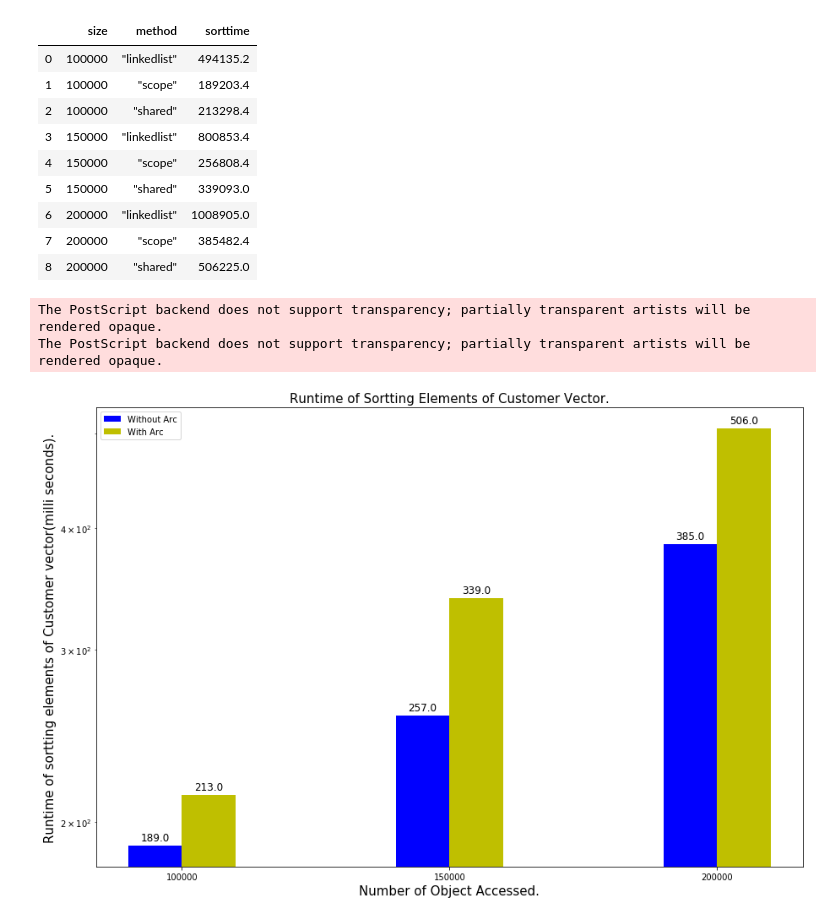
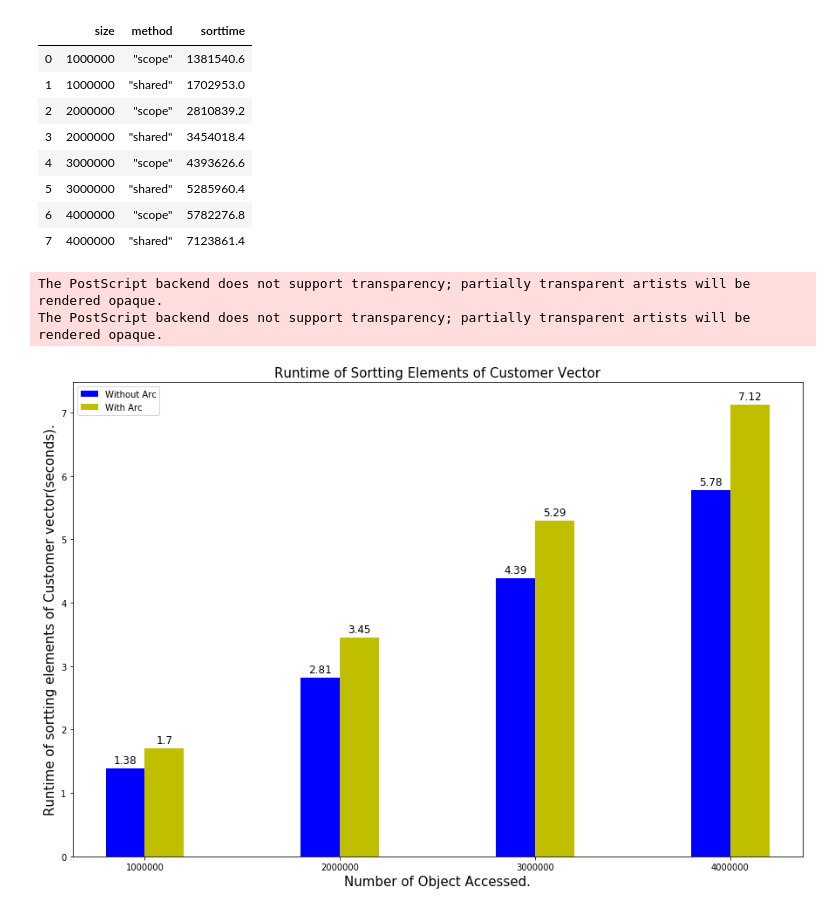
Before and after one commit to ShinsakuOkazaki/master-thesis, a Jupyter notebook: project/rust_merge_sort/analysis/vistualization.ipynb, the cells around one changed output. Cells and saved outputs as stored; diff of their text form; code cells hidden in the pictures.

```diff
--- a/project/rust_merge_sort/analysis/vistualization.ipynb
+++ b/project/rust_merge_sort/analysis/vistualization.ipynb
@@ -5,7 +5,7 @@ import matplotlib.pyplot as plt
 # %%
 def getDf():
     files = {}
-    for size in [100000,150000, 200000]:
+    for size in [1000000, 2000000, 3000000, 4000000]:
         with open("../result/resultMergesort_{}.txt".format(size), "r") as f:
             files["size{}".format(size)] = [s.strip().split("#") for s in f.readlines()]
 
@@ -16,8 +16,8 @@ def getDf():
         df = df[1:]
         df.columns = new_header
         dfs[k] = df
-    data = dfs['size100000']
-    for s in [ 150000, 200000]:
+    data = dfs['size1000000']
+    for s in [2000000, 3000000, 4000000]:
         data = pd.concat([data, dfs["size{}".format(s)]])
     data = data.astype({"datastructure": str, "size": int, "method": str, "sorttime":int})
     return data
@@ -29,15 +29,14 @@ df_avg = df.groupby(["size", "method"]).mean().reset_index()
 df_avg
 # %% [output]
 |  | size | method | sorttime |
-| 0 | 100000 | "linkedlist" | 494135.2 |
-| 1 | 100000 | "scope" | 189203.4 |
-| 2 | 100000 | "shared" | 213298.4 |
-| 3 | 150000 | "linkedlist" | 800853.4 |
-| 4 | 150000 | "scope" | 256808.4 |
-| 5 | 150000 | "shared" | 339093.0 |
-| 6 | 200000 | "linkedlist" | 1008905.0 |
-| 7 | 200000 | "scope" | 385482.4 |
-| 8 | 200000 | "shared" | 506225.0 |
+| 0 | 1000000 | "scope" | 1381540.6 |
+| 1 | 1000000 | "shared" | 1702953.0 |
+| 2 | 2000000 | "scope" | 2810839.2 |
+| 3 | 2000000 | "shared" | 3454018.4 |
+| 4 | 3000000 | "scope" | 4393626.6 |
+| 5 | 3000000 | "shared" | 5285960.4 |
+| 6 | 4000000 | "scope" | 5782276.8 |
+| 7 | 4000000 | "shared" | 7123861.4 |
 # %%
 def autolabel(rects, ax):
     """Attach a text label above each bar in *rects*, displaying its height."""
@@ -51,24 +50,24 @@ def autolabel(rects, ax):
 # %%
 scope = df_avg[df_avg["method"] == '"scope"']
 shared = df_avg[df_avg["method"] == '"shared"']
 fig, ax = plt.subplots(figsize = (15, 10))
 w = 0.2
 idx = np.arange(df_avg['size'].nunique())
-b1 = ax.bar(idx - w / 2, round(scope["sorttime"] / 1000), width = w, color ='b', align = 'center')
-b2 = ax.bar(idx + w / 2, round(shared["sorttime"] / 1000), width = w, color ='y', align = 'center')
+b1 = ax.bar(idx - w / 2, round(scope["sorttime"] / 1000000, 2), width = w, color ='b', align = 'center')
+b2 = ax.bar(idx + w / 2, round(shared["sorttime"] / 1000000, 2), width = w, color ='y', align = 'center')
 label = np.sort(df_avg['size'].unique())
 ax.set_xticks(idx)
 ax.set_xticklabels(label)
 ax.set_xlabel("Number of Object Accessed.", fontsize = 15)
-ax.set_ylabel("Runtime of sortting elements of Customer vector(milli seconds).", fontsize = 15)
+ax.set_ylabel("Runtime of sortting elements of Customer vector(seconds).", fontsize = 15)
 ax.set_title("Runtime of Sortting Elements of Customer Vector", fontsize = 15)
 autolabel(b1, ax)
 autolabel(b2, ax)
 ax.legend((b1, b2), ("Without Arc", "With Arc"))
-ax.set_yscale('log')
+##ax.set_yscale('log')
 fig.savefig("rust_merge_sort.eps")
 plt.show()
 # %% [output]
 The PostScript backend does not support transparency; partially transparent artists will be rendered opaque.
 The PostScript backend does not support transparency; partially transparent artists will be rendered opaque.
-[figure, old version]
+[figure, new version]
```
Also changed, not shown: 17 other files.
